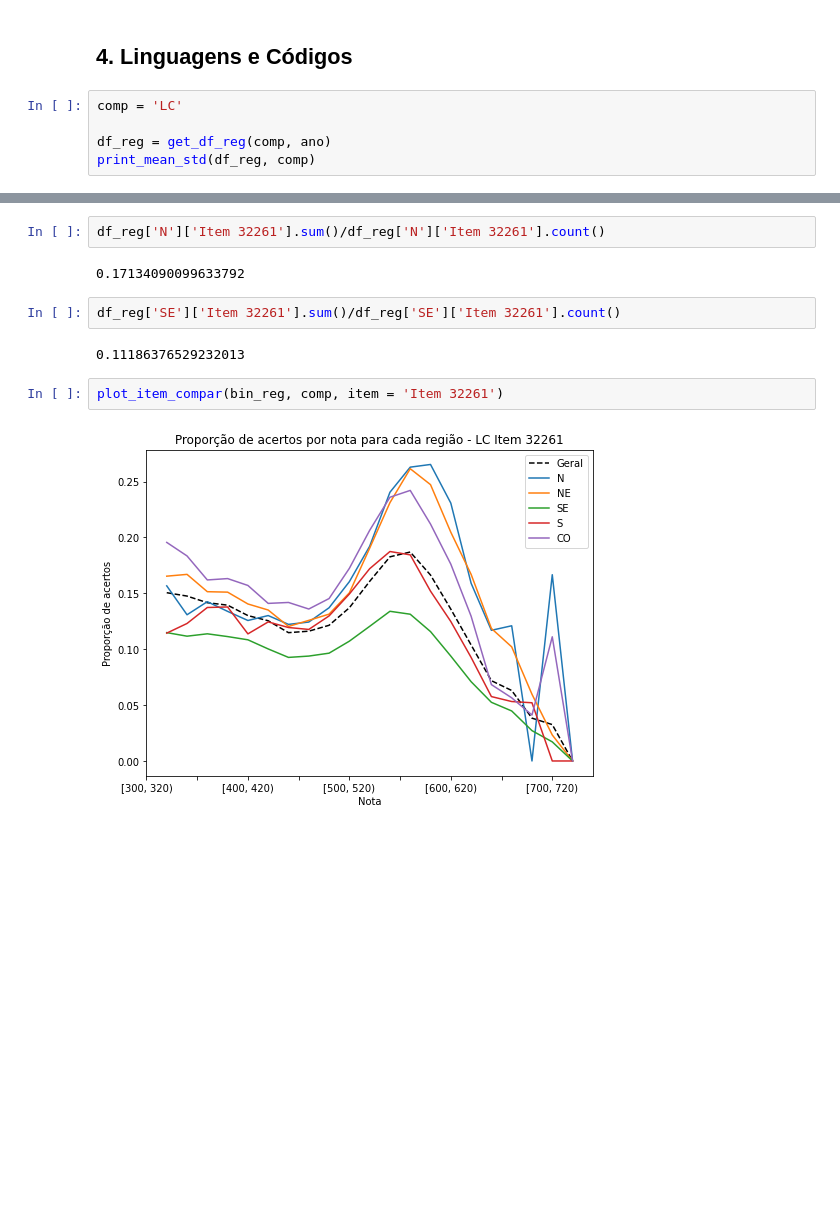
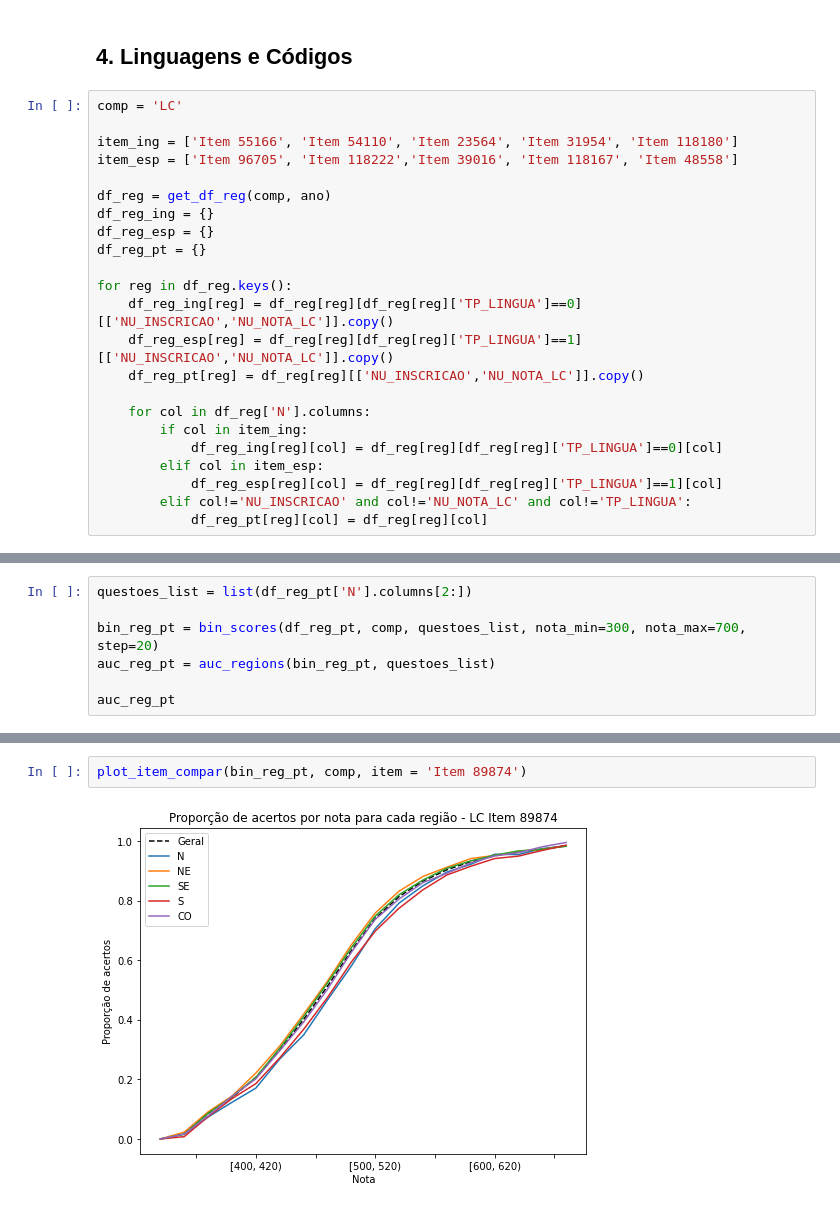
Before and after one commit to viguardieiro/ENEM_TRI, a Jupyter notebook: Notebooks/Compare Regions ENEM 2019.ipynb, the cells around one changed output, grey strips where cells are left out. Drawn from its saved outputs; the diff is of its cells as text; blank space fills up the shorter version.

Commit message:
Fix error with item ids

```diff
--- a/Notebooks/Compare Regions ENEM 2019.ipynb
+++ b/Notebooks/Compare Regions ENEM 2019.ipynb
@@ -220,5 +220,23 @@ plot_item_compar(bin_reg, comp, item = 'Item 39708')
 # %%
 comp = 'LC'
 
+item_ing = ['Item 55166', 'Item 54110', 'Item 23564', 'Item 31954', 'Item 118180']
+item_esp = ['Item 96705', 'Item 118222','Item 39016', 'Item 118167', 'Item 48558']
+
 df_reg = get_df_reg(comp, ano)
-print_mean_std(df_reg, comp)
+df_reg_ing = {}
+df_reg_esp = {}
+df_reg_pt = {}
+
+for reg in df_reg.keys():
+    df_reg_ing[reg] = df_reg[reg][df_reg[reg]['TP_LINGUA']==0][['NU_INSCRICAO','NU_NOTA_LC']].copy()
+    df_reg_esp[reg] = df_reg[reg][df_reg[reg]['TP_LINGUA']==1][['NU_INSCRICAO','NU_NOTA_LC']].copy()
+    df_reg_pt[reg] = df_reg[reg][['NU_INSCRICAO','NU_NOTA_LC']].copy()
+
+    for col in df_reg['N'].columns:
+        if col in item_ing:
+            df_reg_ing[reg][col] = df_reg[reg][df_reg[reg]['TP_LINGUA']==0][col]
+        elif col in item_esp:
+            df_reg_esp[reg][col] = df_reg[reg][df_reg[reg]['TP_LINGUA']==1][col]
+        elif col!='NU_INSCRICAO' and col!='NU_NOTA_LC' and col!='TP_LINGUA':
+            df_reg_pt[reg][col] = df_reg[reg][col]
@@ -283,0 +372,7 @@ auc_reg[['N_dif', 'NE_dif', 'SE_dif', 'S_dif', 'CO_dif']].style.background_gradi
+# %%
+questoes_list = list(df_reg_pt['N'].columns[2:])
+
+bin_reg_pt = bin_scores(df_reg_pt, comp, questoes_list, nota_min=300, nota_max=700, step=20)
+auc_reg_pt = auc_regions(bin_reg_pt, questoes_list)
+
+auc_reg_pt
@@ -303,13 +416,5 @@ Item 14169     2.001780
 dtype: float64
-# %%
-df_reg['N']['Item 32261'].sum()/df_reg['N']['Item 32261'].count()
-# %% [output]
-0.17134090099633792
-# %%
-df_reg['SE']['Item 32261'].sum()/df_reg['SE']['Item 32261'].count()
-# %% [output]
-0.11186376529232013
 # %%
-plot_item_compar(bin_reg, comp, item = 'Item 32261')
+plot_item_compar(bin_reg_pt, comp, item = 'Item 89874')
 # %% [output]
-[figure, old version]
+[figure, new version]
```
Also changed, not shown: parts of 36 cells of this notebook.
